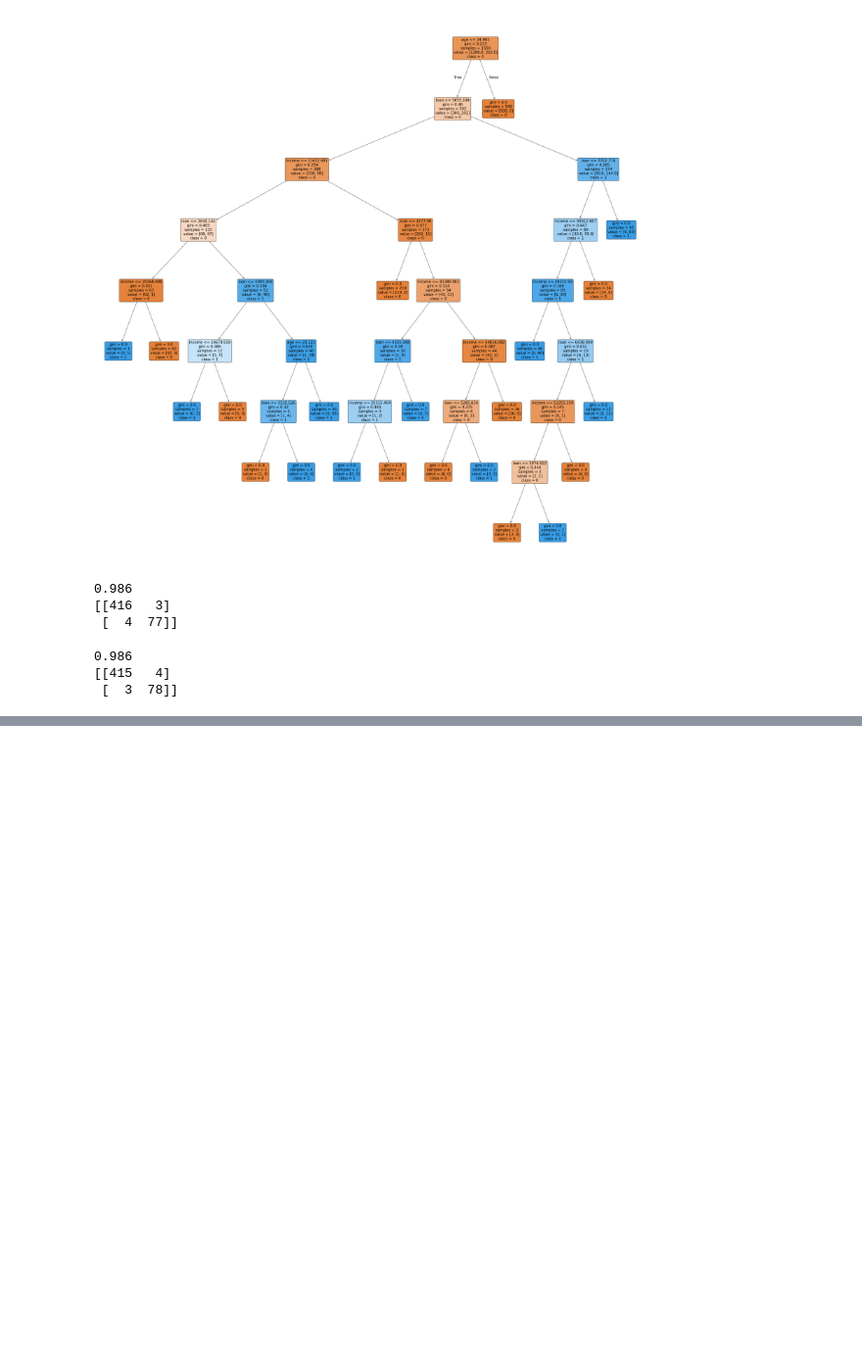
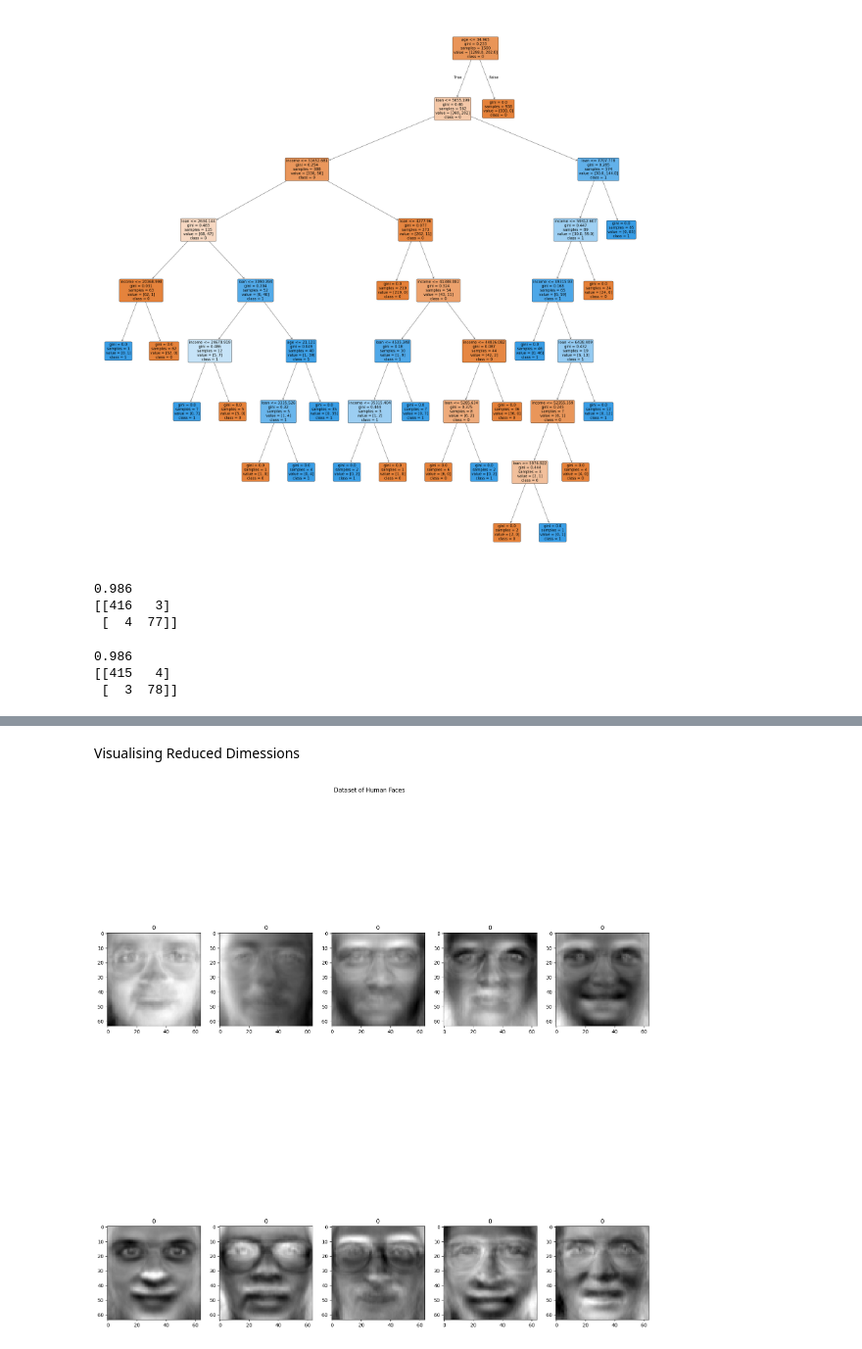
Before and after one commit to shri-ram07/MachineLearning, a Jupyter notebook: Full_Machine_learning.ipynb, the cells around one changed output, grey strips where cells are left out. Shown at 98% size. Cells and saved outputs as stored; diff of their text form; code cells hidden in the pictures; blank space fills up the shorter version.

```diff
--- a/Full_Machine_learning.ipynb
+++ b/Full_Machine_learning.ipynb
@@ -325,0 +613,15 @@ print(confusion_matrix(test_y,model.predict(test_x)))
+# %%
+reduced_features = Pca.components_.reshape(10,64,64)
+# %% [markdown]
+Visualising Reduced Dimessions
+# %%
+_, sub_ = plt.subplots(nrows=2,ncols=5,figsize=(20,20))
+
+sub_ = sub_.flatten()
+for i in range(10):
+  sub_[i].imshow(reduced_features[i],cmap='gray')
+  sub_[i].set_title(target[i])
+plt.suptitle("Dataset of Human Faces")
+plt.show()
+# %% [output]
+[figure, added]
```
Also changed, not shown: parts of 37 cells of this notebook, 1 other file.
